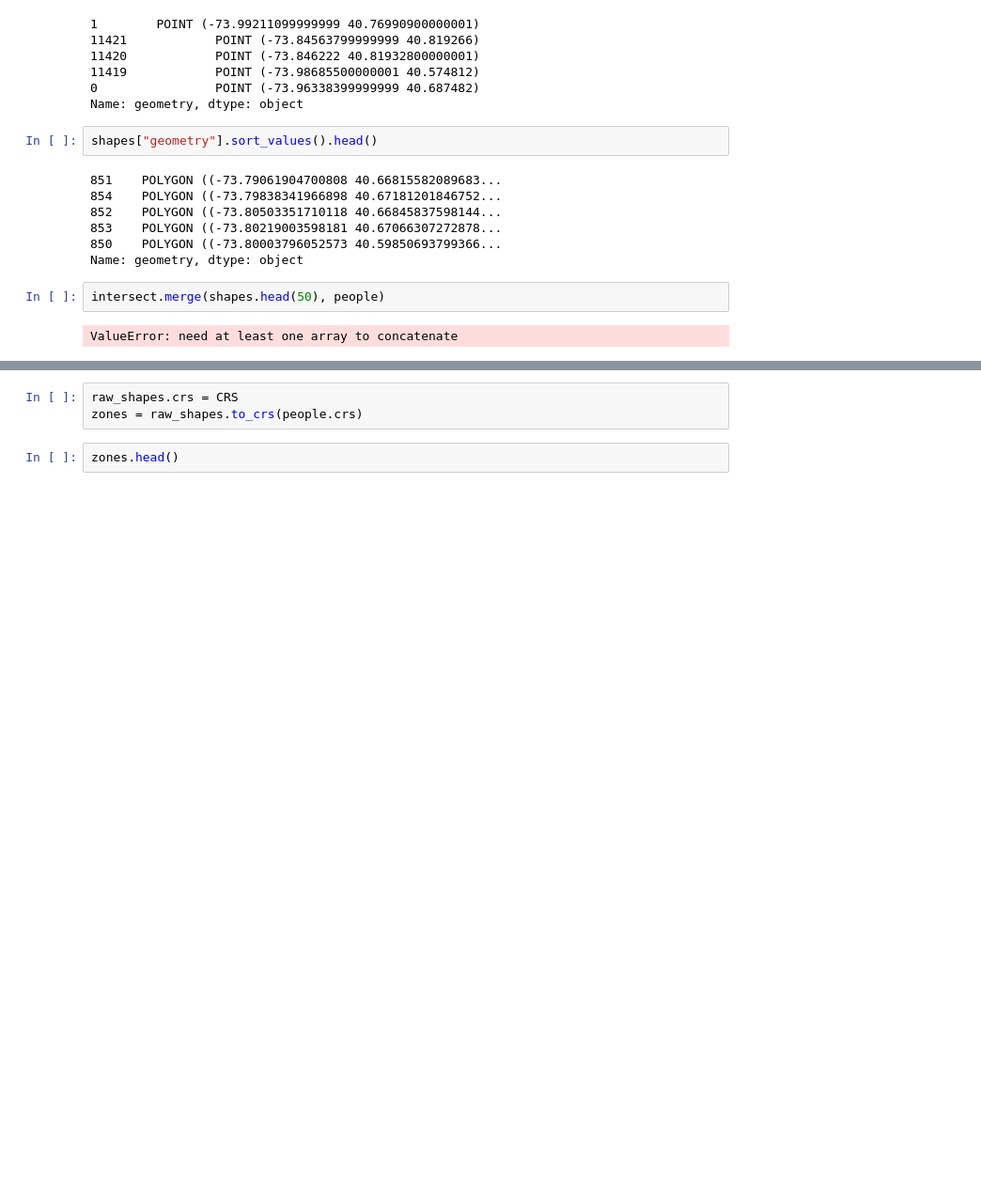
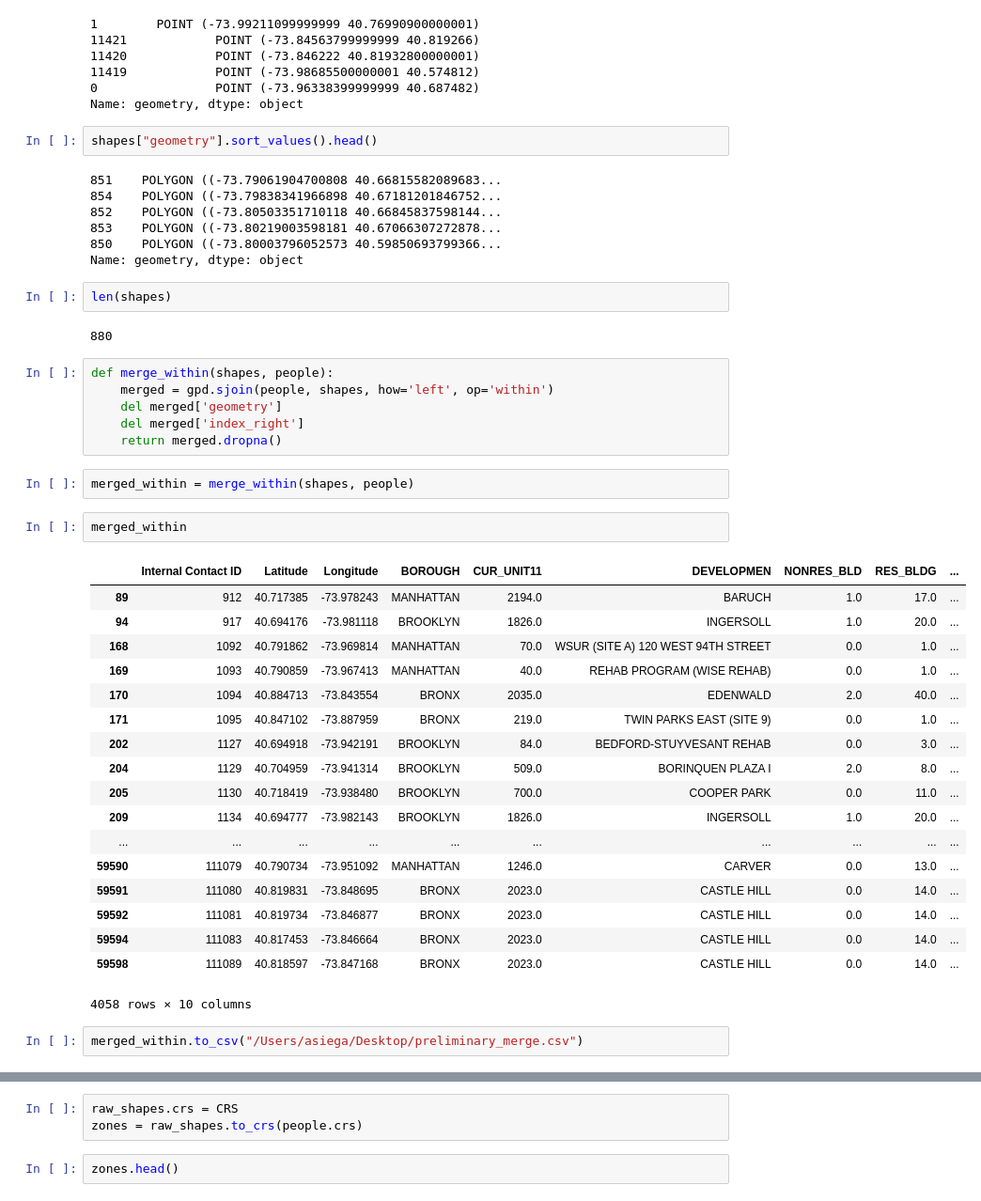
Before and after one commit to nycivicengagementtable/spatial_join, a Jupyter notebook: geometry "inf" debugging.ipynb, the cells around one changed output, grey strips where cells are left out. Shown at 94% size. Saved outputs shown, nothing was run; the diff lists cells and outputs as text; blank space fills up the shorter version.

Commit message:
successfully joined people/shapes in jup

```diff
--- a/geometry "inf" debugging.ipynb
+++ b/geometry "inf" debugging.ipynb
@@ -70,7 +70,38 @@ shapes["geometry"].sort_values().head()
 853    POLYGON ((-73.80219003598181 40.67066307272878...
 850    POLYGON ((-73.80003796052573 40.59850693799366...
 Name: geometry, dtype: object
-# %%
-intersect.merge(shapes.head(50), people)
-# %% [output]
-ValueError: need at least one array to concatenate
+# %%
+len(shapes)
+# %% [output]
+880
+# %%
+def merge_within(shapes, people):
+    merged = gpd.sjoin(people, shapes, how='left', op='within')
+    del merged['geometry']
+    del merged['index_right']
+    return merged.dropna()
+# %%
+merged_within = merge_within(shapes, people)
+# %%
+merged_within
+# %% [output]
+|  | Internal Contact ID | Latitude | Longitude | BOROUGH | CUR_UNIT11 | DEVELOPMEN | NONRES_BLD | RES_BLDG | ... |
+| 89 | 912 | 40.717385 | -73.978243 | MANHATTAN | 2194.0 | BARUCH | 1.0 | 17.0 | ... |
+| 94 | 917 | 40.694176 | -73.981118 | BROOKLYN | 1826.0 | INGERSOLL | 1.0 | 20.0 | ... |
+| 168 | 1092 | 40.791862 | -73.969814 | MANHATTAN | 70.0 | WSUR (SITE A) 120 WEST 94TH STREET | 0.0 | 1.0 | ... |
+| 169 | 1093 | 40.790859 | -73.967413 | MANHATTAN | 40.0 | REHAB PROGRAM (WISE REHAB) | 0.0 | 1.0 | ... |
+| 170 | 1094 | 40.884713 | -73.843554 | BRONX | 2035.0 | EDENWALD | 2.0 | 40.0 | ... |
+| 171 | 1095 | 40.847102 | -73.887959 | BRONX | 219.0 | TWIN PARKS EAST (SITE 9) | 0.0 | 1.0 | ... |
+| 202 | 1127 | 40.694918 | -73.942191 | BROOKLYN | 84.0 | BEDFORD-STUYVESANT REHAB | 0.0 | 3.0 | ... |
+| 204 | 1129 | 40.704959 | -73.941314 | BROOKLYN | 509.0 | BORINQUEN PLAZA I | 2.0 | 8.0 | ... |
+| 205 | 1130 | 40.718419 | -73.938480 | BROOKLYN | 700.0 | COOPER PARK | 0.0 | 11.0 | ... |
+| 209 | 1134 | 40.694777 | -73.982143 | BROOKLYN | 1826.0 | INGERSOLL | 1.0 | 20.0 | ... |
+| ... | ... | ... | ... | ... | ... | ... | ... | ... | ... |
+| 59590 | 111079 | 40.790734 | -73.951092 | MANHATTAN | 1246.0 | CARVER | 0.0 | 13.0 | ... |
+| 59591 | 111080 | 40.819831 | -73.848695 | BRONX | 2023.0 | CASTLE HILL | 0.0 | 14.0 | ... |
+| 59592 | 111081 | 40.819734 | -73.846877 | BRONX | 2023.0 | CASTLE HILL | 0.0 | 14.0 | ... |
+| 59594 | 111083 | 40.817453 | -73.846664 | BRONX | 2023.0 | CASTLE HILL | 0.0 | 14.0 | ... |
+| 59598 | 111089 | 40.818597 | -73.847168 | BRONX | 2023.0 | CASTLE HILL | 0.0 | 14.0 | ... |
+4058 rows × 10 columns
+# %%
+merged_within.to_csv("/Users/asiega/Desktop/preliminary_merge.csv")
```
Also changed, not shown: parts of 1 cell of this notebook.
